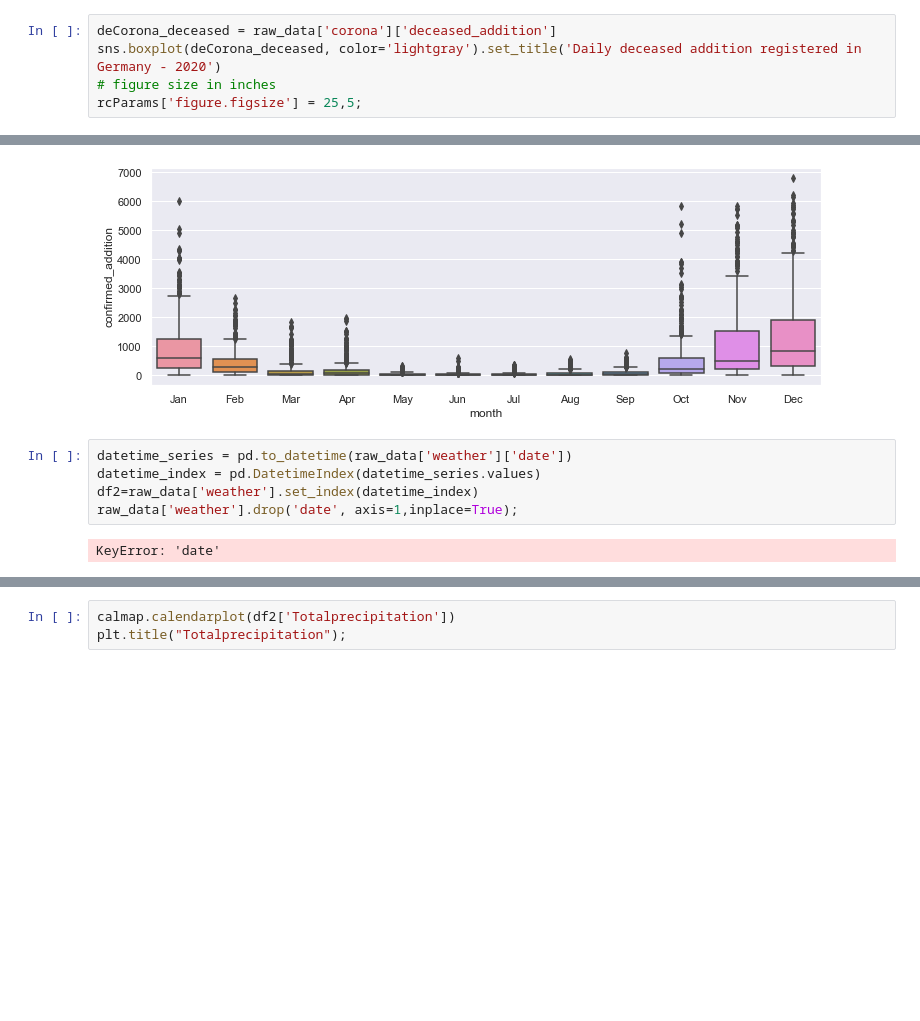
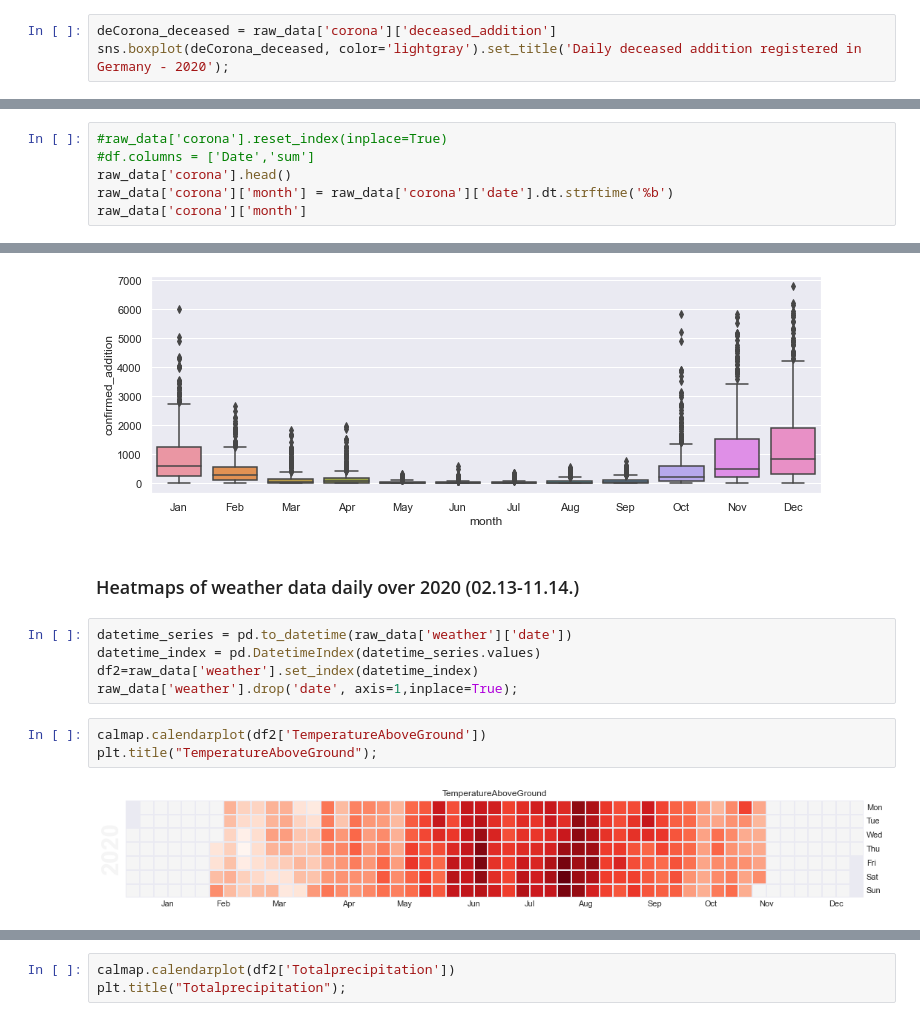
Before and after one commit to Florian335/fyp2021p02g10, a Jupyter notebook: Notebooks/kata.ipynb, the cells around one changed output, grey strips where cells are left out. Drawn from its saved outputs; the diff is of its cells as text; blank space fills up the shorter version.

Commit message:
heatmaps finished

```diff
--- a/Notebooks/kata.ipynb
+++ b/Notebooks/kata.ipynb
@@ -184,9 +167,7 @@ rcParams['figure.figsize'] = 25,4;
 [figure]
 # %%
 deCorona_deceased = raw_data['corona']['deceased_addition']
-sns.boxplot(deCorona_deceased, color='lightgray').set_title('Daily deceased addition registered in Germany - 2020')
-# figure size in inches
-rcParams['figure.figsize'] = 25,5;
+sns.boxplot(deCorona_deceased, color='lightgray').set_title('Daily deceased addition registered in Germany - 2020');
 # %% [output]
 [figure]
 # %% [markdown]
@@ -292,3 +277,9 @@ ax = sns.barplot(x="deceased/pop", y="region", data=corona_df_by_region)
 [figure]
 # %% [markdown]
 ### The number of cases monthly in Germany
+# %%
+#raw_data['corona'].reset_index(inplace=True)
+#df.columns = ['Date','sum']
+raw_data['corona'].head()
+raw_data['corona']['month'] = raw_data['corona']['date'].dt.strftime('%b')
+raw_data['corona']['month']
@@ -306,10 +310,15 @@ sns.boxplot(x='month',y='confirmed_addition',data=raw_data['corona'],ax=ax).set_
 plt.show()
 # %% [output]
 [figure]
+# %% [markdown]
+### Heatmaps of weather data daily over 2020  (02.13-11.14.)
 # %%
 datetime_series = pd.to_datetime(raw_data['weather']['date'])
 datetime_index = pd.DatetimeIndex(datetime_series.values)
 df2=raw_data['weather'].set_index(datetime_index)
 raw_data['weather'].drop('date', axis=1,inplace=True);
-# %% [output]
-KeyError: 'date'
+# %%
+calmap.calendarplot(df2['TemperatureAboveGround'])
+plt.title("TemperatureAboveGround");
+# %% [output]
+[figure, added]
```
Also changed, not shown: parts of 18 cells of this notebook.
